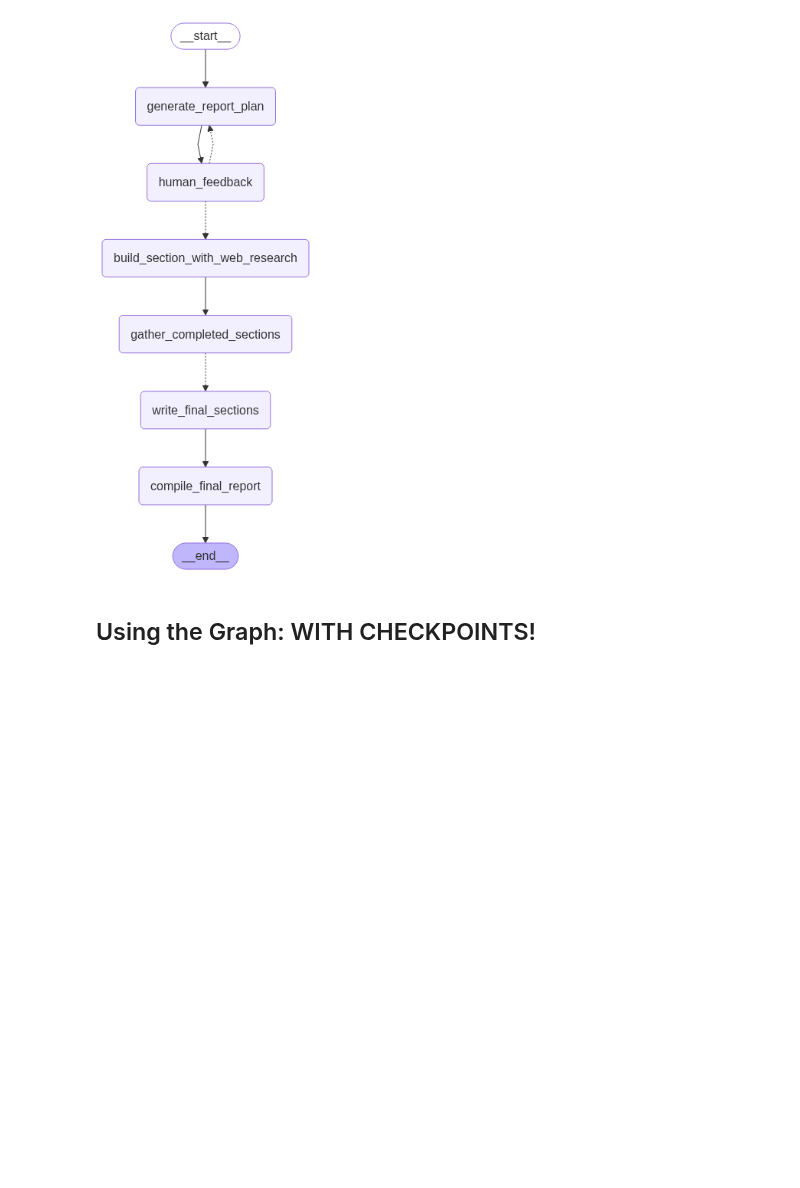
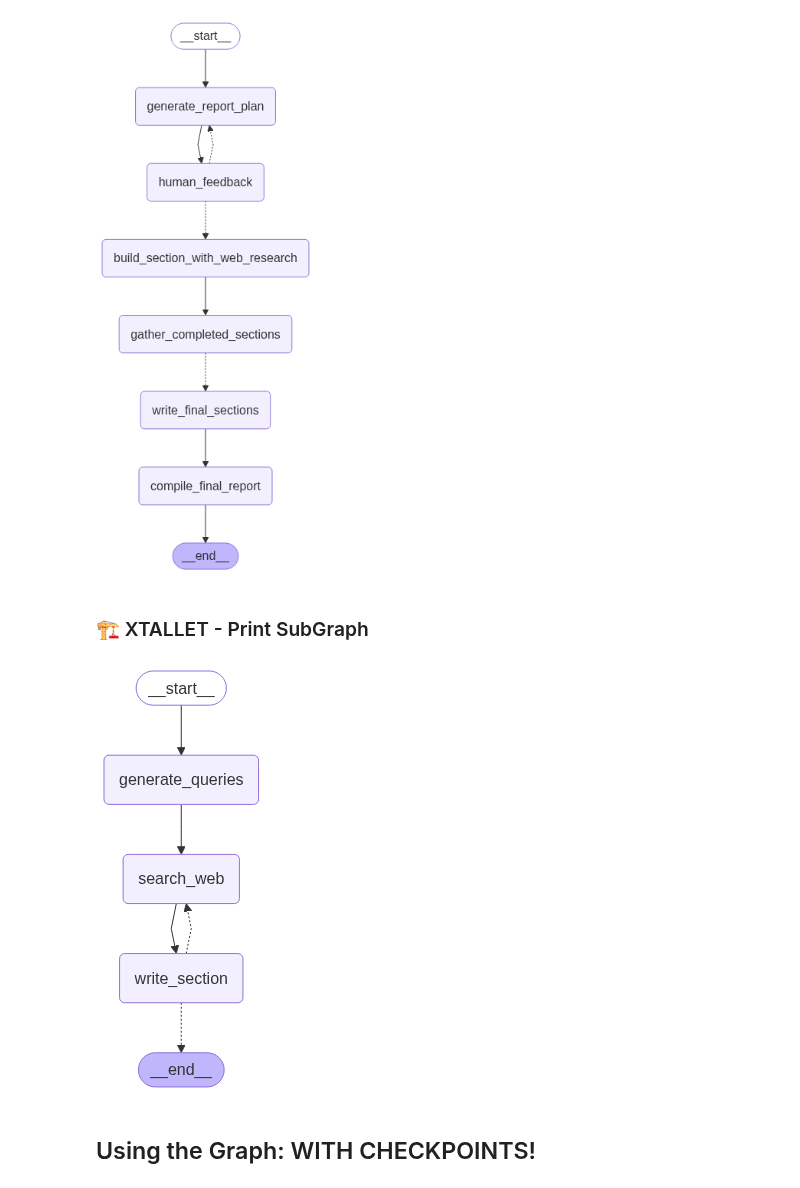
Before and after one commit to xtallet/AIE7, a Jupyter notebook: 10_Open_DeepResearch/open-deep-research.ipynb, the cells around one changed output. Drawn from its saved outputs; the diff is of its cells as text; code cells hidden in the pictures; blank space fills up the shorter version.

```diff
--- a/10_Open_DeepResearch/open-deep-research.ipynb
+++ b/10_Open_DeepResearch/open-deep-research.ipynb
@@ -1753,6 +1766,12 @@ builder.add_edge("compile_final_report", END)
 builder.compile()
 # %% [output]
 [figure]
+# %% [markdown]
+### 🏗️ XTALLET - Print SubGraph
+# %%
+section_builder.compile()
+# %% [output]
+[figure, added]
 # %% [markdown]
 ## Using the Graph: WITH CHECKPOINTS!
 # %%
```
Also changed, not shown: parts of 4 cells of this notebook.
